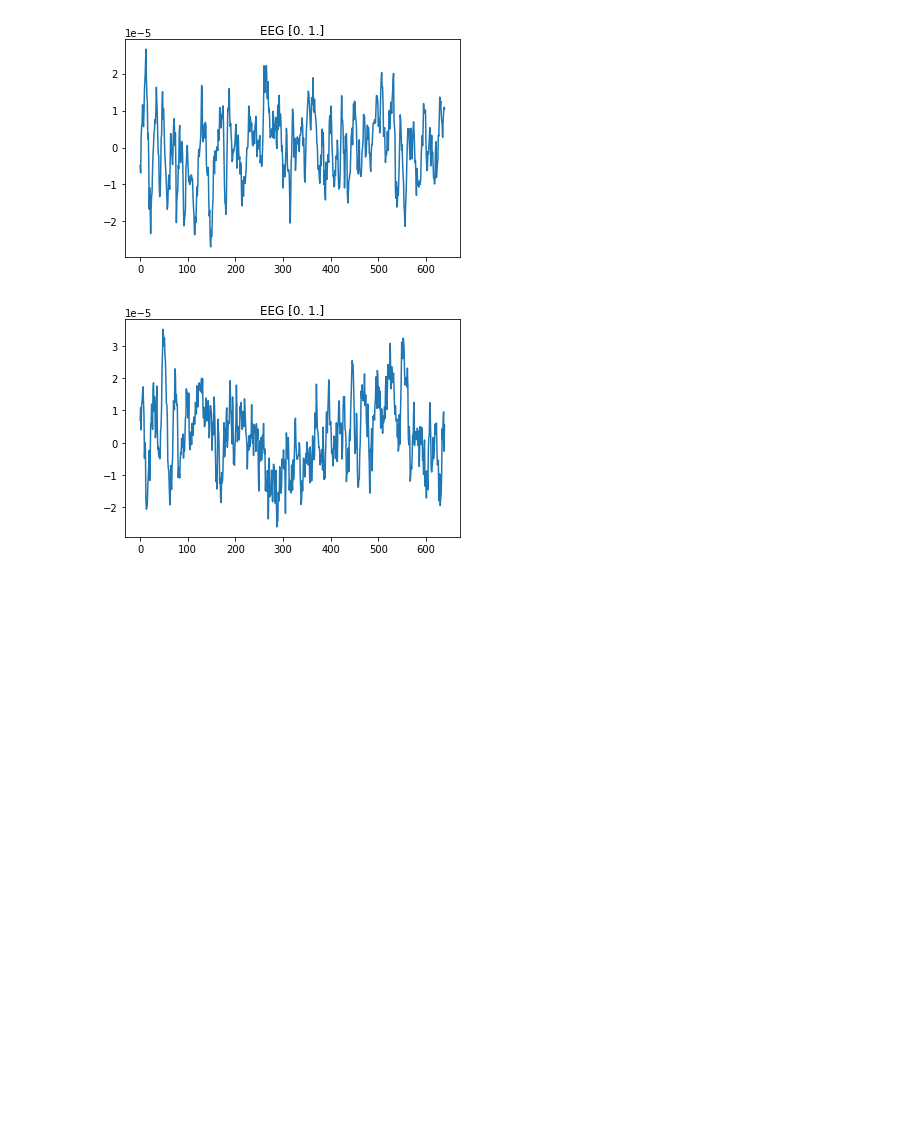
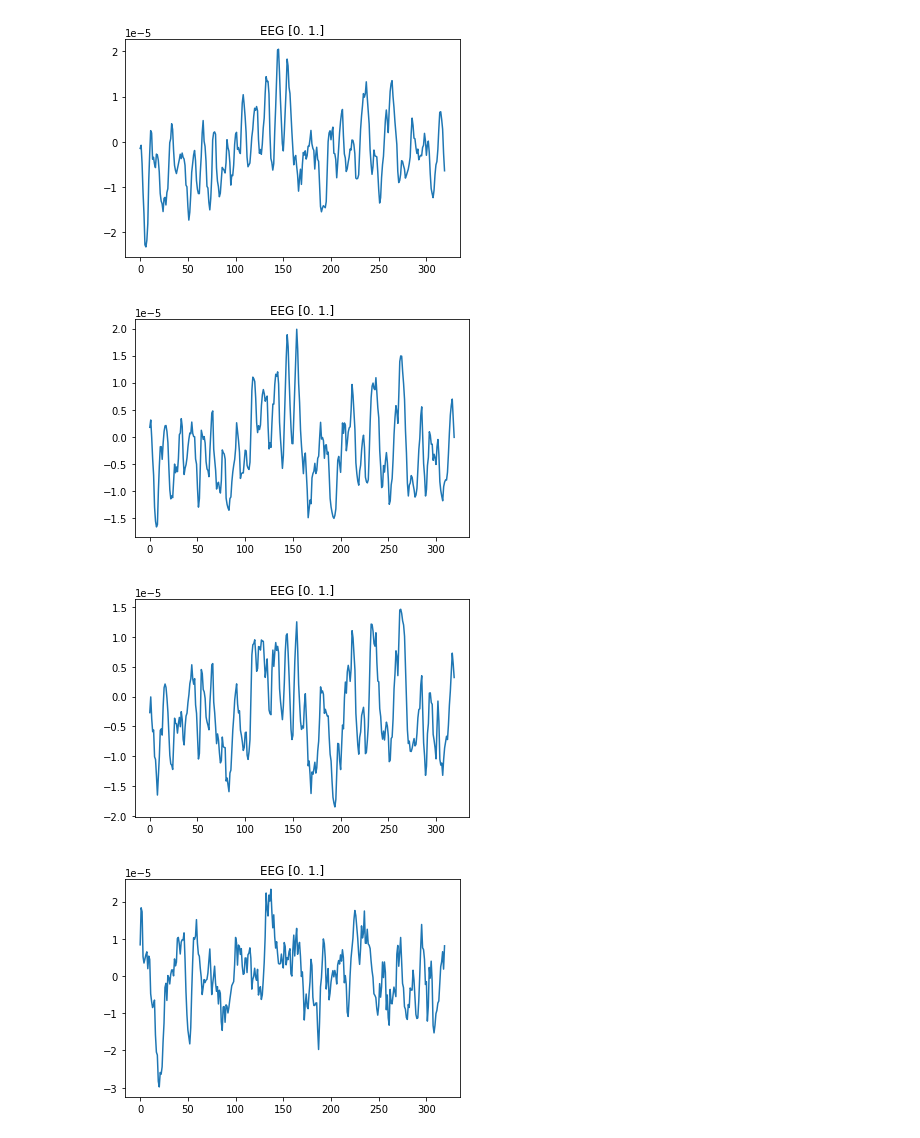
Before and after one commit to JuliaAlmaLuna/InnerSpeechEEGDecoding, a Jupyter notebook: classTest.ipynb, the cells around one changed output. Saved outputs shown, nothing was run; the diff lists cells and outputs as text; code cells hidden in the pictures; blank space fills up the shorter version.

```diff
--- a/classTest.ipynb
+++ b/classTest.ipynb
@@ -85,13 +85,25 @@ def get_power_array(split_data , samplingRate, trialSplit = 2,):
 #labels1d = labels1
 
 sampling_rate = 128
-data, labels = dl.load_multiple_datasets(nr_of_datasets=8, sampling_rate=128)
+data, labels = dl.load_multiple_datasets(nr_of_datasets=8, sampling_rate=128, t_min=1, t_max=3.5)
 ch_names = get_channelNames()
 
-data = only_spec_channel_data(data, "OPZ")
 print(data.shape)
+dataCL = only_spec_channel_data(data, "CL")
+dataCZ = only_spec_channel_data(data, "CZ")
+dataPZ = only_spec_channel_data(data, "PZ")
+dataOPZ = only_spec_channel_data(data, "OPZ")
 
-data_p =  get_power_array(data, sampling_rate, trialSplit=8)
-print(data_p.shape)
+def avg_channels(data):
+    avg_data = np.mean(data, axis=1)
+    print(avg_data.shape)
+    return np.reshape(avg_data, [avg_data.shape[0], 1 , avg_data.shape[1]])
+
+data = np.concatenate([avg_channels(dataCL), avg_channels(dataCZ),
+                avg_channels(dataPZ), avg_channels(dataOPZ),], axis=1)
+print(data.shape)
+#Not work when time is not 4.5 right now kinda
+#data_p =  get_power_array(data, sampling_rate, trialSplit=8)
+#print(data_p.shape)
 # %% [output]
 Data shape: [trials x channels x samples]
@@ -288,11 +346,13 @@ Trainable params: 4,794,352
 Non-trainable params: 0
 _________________________________________________________________
 # %%
-for trialNr, trial in enumerate(data_train[44:46],1):
-    for channel in trial[1:2]:
+for trialNr, trial in enumerate(data_train[43:47],1):
+    for channel in trial[1:4]:
         plt.figure()
         plt.plot(channel)
         plt.title("EEG {}".format(labels_train[trialNr]))
 # %% [output]
-[figure, old version]
+[figure, new version]
-[figure, old version]
+[figure, new version]
+[figure, added]
+[figure, added]
```
Also changed, not shown: parts of 8 cells of this notebook.
